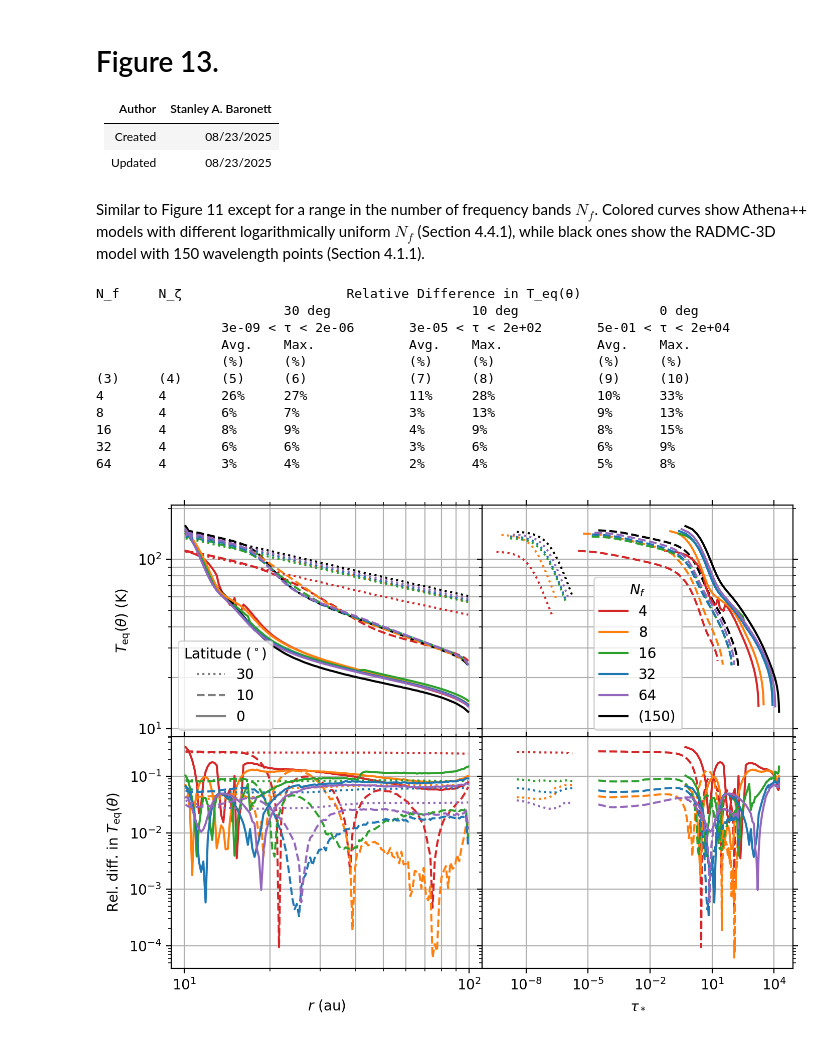
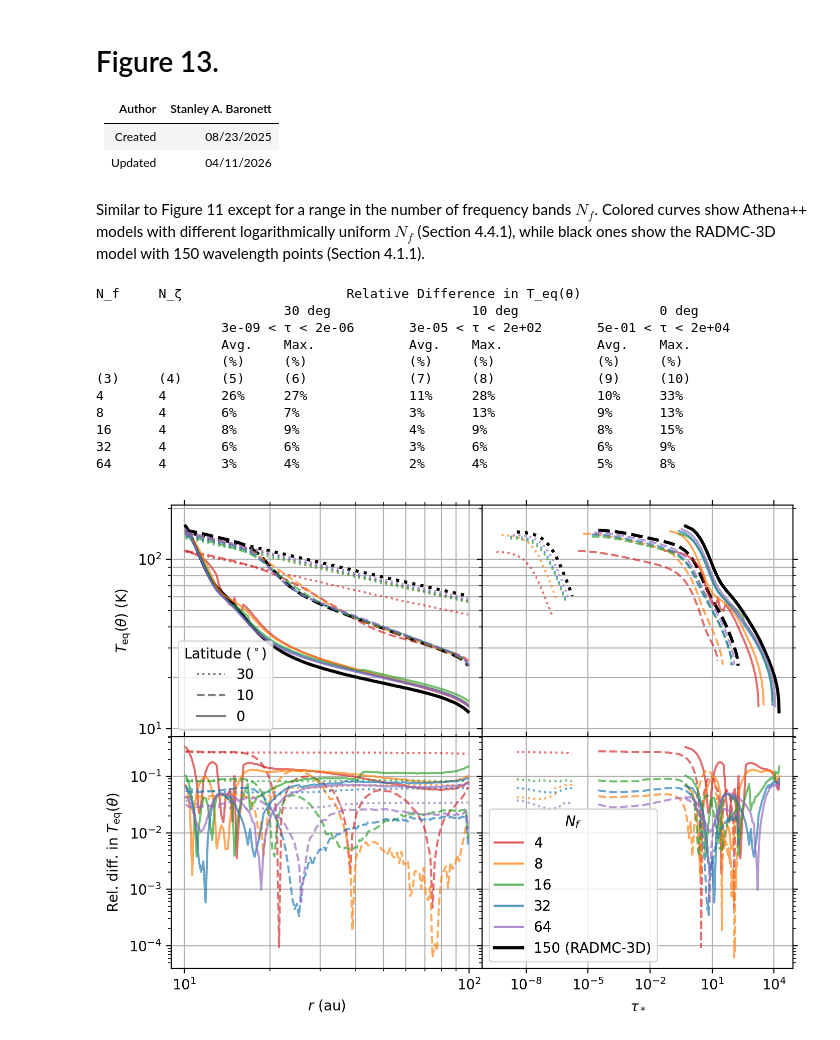
Before and after one commit to sabaronett/irrad_disk, a Jupyter notebook: notebooks/fig13.ipynb, the cells around one changed output. Saved outputs shown, nothing was run; the diff lists cells and outputs as text; code cells hidden in the pictures.

Commit message:
Thicken RADMC-3D curves and append legend label; make lines slightly transparent

```diff
--- a/notebooks/fig13.ipynb
+++ b/notebooks/fig13.ipynb
@@ -3,7 +3,7 @@
 | Author  | Stanley A. Baronett  |
 |---------|----------------------|
 | Created |  08/23/2025          |
-| Updated |  08/23/2025          |
+| Updated |  04/11/2026          |
 # %% [markdown]
 Similar to Figure 11 except for a range in the number of frequency bands $N_f$.
 Colored curves show Athena++ models with different logarithmically uniform $N_f$ (Section 4.4.1), while black ones show the RADMC-3D model with 150 wavelength points (Section 4.1.1).
@@ -24,6 +24,8 @@ tab_colors = ['tab:red', 'tab:orange', 'tab:green', 'tab:blue', 'tab:purple']
 lss = ['dotted', 'dashed', 'solid']
 theta_degs = [60, 80, 90]
 c_solns, ls_thetas = [], []
+alpha = 0.67
+lw = 2.25
 
 # RADMC-3D
 root = '../radmc3d'
@@ -63,60 +65,63 @@ for i, run in enumerate(runs):
         j = int(theta_deg/rad2deg/dtheta)
         rel_diff_temp = 2*np.abs(temps[j, :]*t_unit - dusttemp[:,j,0,0])\
                         /(temps[j, :]*t_unit + dusttemp[:,j,0,0])
-        axs[0][0].plot(athdf['x1v']*l_au, temps[j, :]*t_unit,
+        axs[0][0].plot(athdf['x1v']*l_au, temps[j, :]*t_unit, alpha=alpha,
                        color=tab_colors[i], ls=lss[th])
-        axs[0][1].plot(tau[j, :], temps[j, :]*t_unit, color=tab_colors[i],
-                       ls=lss[th])
-        axs[1][0].plot(athdf['x1v']*l_au, rel_diff_temp, color=tab_colors[i],
-                       ls=lss[th])
-        axs[1][1].plot(taux[:,j,0], rel_diff_temp, color=tab_colors[i], ls=lss[th])
+        axs[0][1].plot(tau[j, :], temps[j, :]*t_unit, alpha=alpha,
+                       color=tab_colors[i], ls=lss[th])
+        axs[1][0].plot(athdf['x1v']*l_au, rel_diff_temp, alpha=alpha,
+                       color=tab_colors[i], ls=lss[th])
+        axs[1][1].plot(taux[:,j,0], rel_diff_temp, alpha=alpha,
+                       color=tab_colors[i], ls=lss[th])
         if i == 0:
             axs[0][0].plot(grid.x/au, dusttemp[:,j,0,0], color='black',
-                           ls=lss[th])
+                           ls=lss[th], lw=lw)
             axs[0][1].plot(taux[:,j,0], dusttemp[:,j,0,0], color='black',
-                           ls=lss[th])
+                           ls=lss[th], lw=lw)
             ls_thetas.append(axs[0][1].plot([], [], color='tab:gray',
                              ls=lss[th], label=rf'${90-theta_deg}$')[0])
         avgs.append(np.mean(rel_diff_temp))
         maxs.append(np.max(rel_diff_temp))
-    c_solns.append(axs[1][1].plot([], [], color=tab_colors[i],
+    c_solns.append(axs[1][1].plot([], [], alpha=alpha, color=tab_colors[i],
                    label=f'{run}')[0])
     print(f'{run}\t4\t{avgs[0]:.0%}\t{maxs[0]:.0%}\t\t{avgs[1]:.0%}\t'\
           +f'{maxs[1]:.0%}\t\t{avgs[2]:.0%}\t{maxs[2]:.0%}')
-c_solns.append(axs[1][1].plot([], [], color='black', label='(150)')[0])
+c_solns.append(axs[1][1].plot([], [], color='black', label='150 (RADMC-3D)',
+               lw=lw)[0])
 
 # Plot ghost points for colorless line style and add legends
 axs[0][0].add_artist(axs[0][0].legend(framealpha=0.56, handles=ls_thetas,
                                       title=r'Latitude ($^\circ)$'))
-axs[0][1].add_artist(axs[0][1].legend(framealpha=0.56, handles=c_solns,
+axs[1][1].add_artist(axs[1][1].legend(framealpha=0.56, handles=c_solns,
                                       title='$N_f$'))
 
 # Format plots
 for ax in axs.flat:
     ax.grid()
     ax.minorticks_on()
     ax.set(xscale='log', yscale='log')
     ax.tick_params(axis='both', which='both', top=True, right=True)
 axs[0][0].grid(axis='both', which='minor')
 axs[0][1].grid(axis='y', which='minor')
 axs[1][0].grid(axis='x', which='minor')
 axs[0][0].set(ylabel=r'$T_\mathrm{eq}(\theta)$ (K)', ylim=(9, 2.1e2))
 axs[1][0].set(xlabel=r'$r$ (au)',
               ylabel=r'Rel. diff. in $T_\mathrm{eq}(\theta)$')
 axs[1][1].set(xlabel=r'$\tau_*$')
 plt.subplots_adjust(hspace=0, wspace=0)
 plt.savefig('figs/nfreq.pdf', bbox_inches='tight', pad_inches=0.01)
+plt.savefig('figs/nfreq.svg', bbox_inches='tight', pad_inches=0.01)
 #===============================================================================
 # %% [output]
 N_f     N_ζ                     Relative Difference in T_eq(θ)
                         30 deg                  10 deg                  0 deg
                 3e-09 < τ < 2e-06       3e-05 < τ < 2e+02       5e-01 < τ < 2e+04
                 Avg.    Max.            Avg.    Max.            Avg.    Max.
                 (%)     (%)             (%)     (%)             (%)     (%)
 (3)     (4)     (5)     (6)             (7)     (8)             (9)     (10)
 4       4       26%     27%             11%     28%             10%     33%
 8       4       6%      7%              3%      13%             9%      13%
 16      4       8%      9%              4%      9%              8%      15%
 32      4       6%      6%              3%      6%              6%      9%
 64      4       3%      4%              2%      4%              5%      8%
-[figure, old version]
+[figure, new version]
```
Also changed, not shown: 1 other file.
